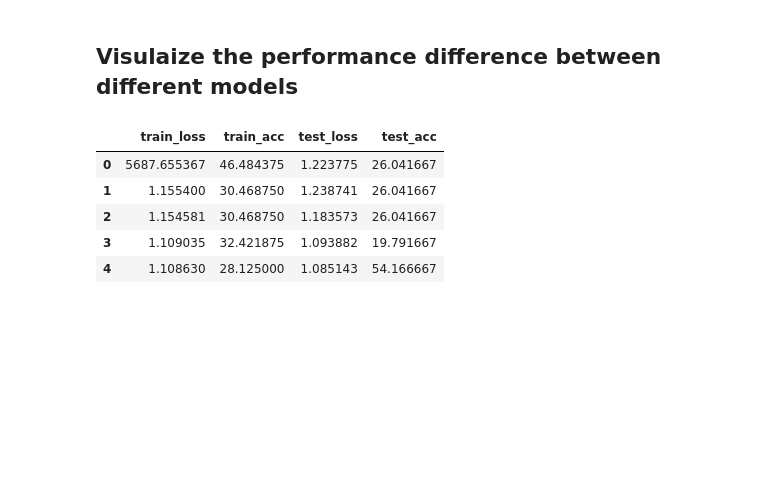
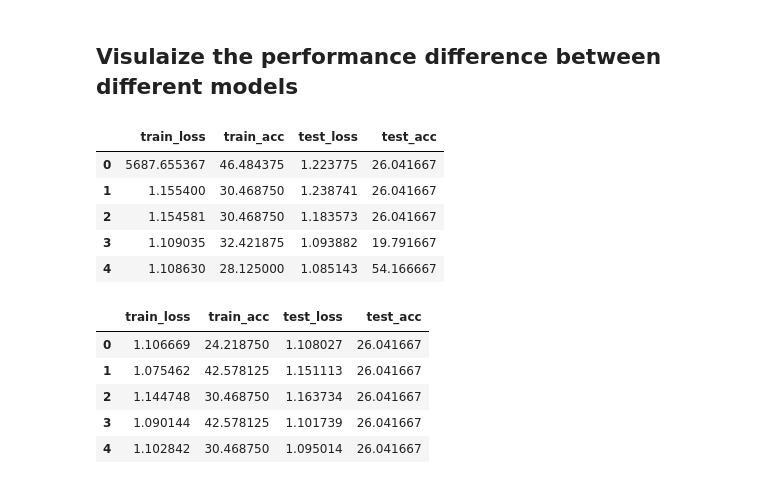
Before and after one commit to Tinonturja/PyTorch-Basics-with-Computer-Vision, a Jupyter notebook: Build A TinyVGG Model from a CustomDataset.ipynb, the cells around one changed output. Drawn from its saved outputs; the diff is of its cells as text; code cells hidden in the pictures; blank space fills up the shorter version.

```diff
--- a/Build A TinyVGG Model from a CustomDataset.ipynb
+++ b/Build A TinyVGG Model from a CustomDataset.ipynb
@@ -445,6 +445,7 @@ plot_loss_curves(model_1_train)
 import pandas as pd
 
 model_0 = pd.DataFrame(model_0_training)
+model_1 = pd.DataFrame(model_1_train)
 # %%
 model_0
 # %% [output]
@@ -454,3 +455,12 @@ model_0
 | 2 | 1.154581 | 30.468750 | 1.183573 | 26.041667 |
 | 3 | 1.109035 | 32.421875 | 1.093882 | 19.791667 |
 | 4 | 1.108630 | 28.125000 | 1.085143 | 54.166667 |
+# %%
+model_1
+# %% [output]
+|  | train_loss | train_acc | test_loss | test_acc |
+| 0 | 1.106669 | 24.218750 | 1.108027 | 26.041667 |
+| 1 | 1.075462 | 42.578125 | 1.151113 | 26.041667 |
+| 2 | 1.144748 | 30.468750 | 1.163734 | 26.041667 |
+| 3 | 1.090144 | 42.578125 | 1.101739 | 26.041667 |
+| 4 | 1.102842 | 30.468750 | 1.095014 | 26.041667 |
```
